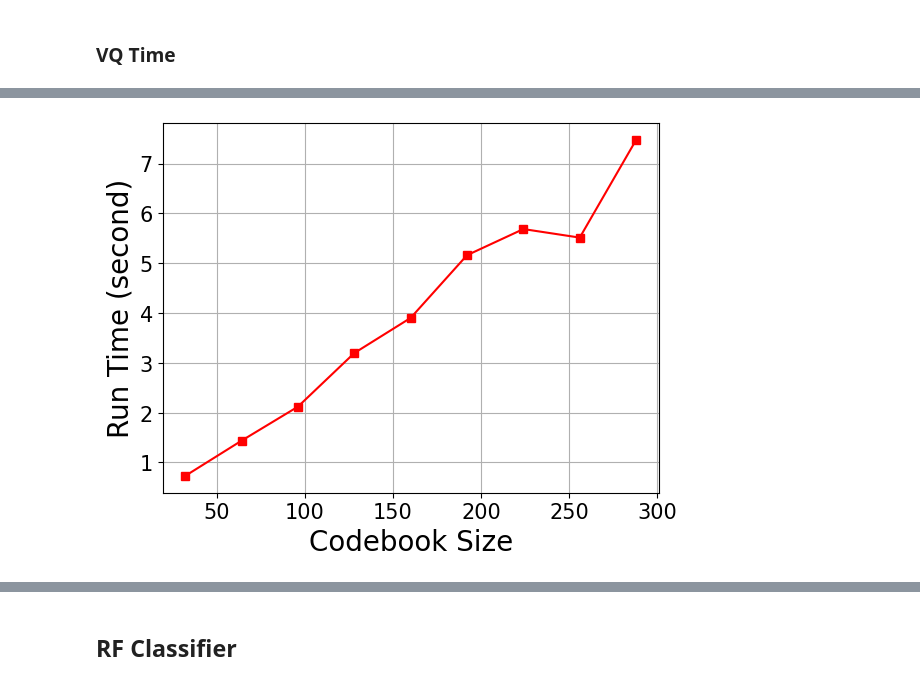
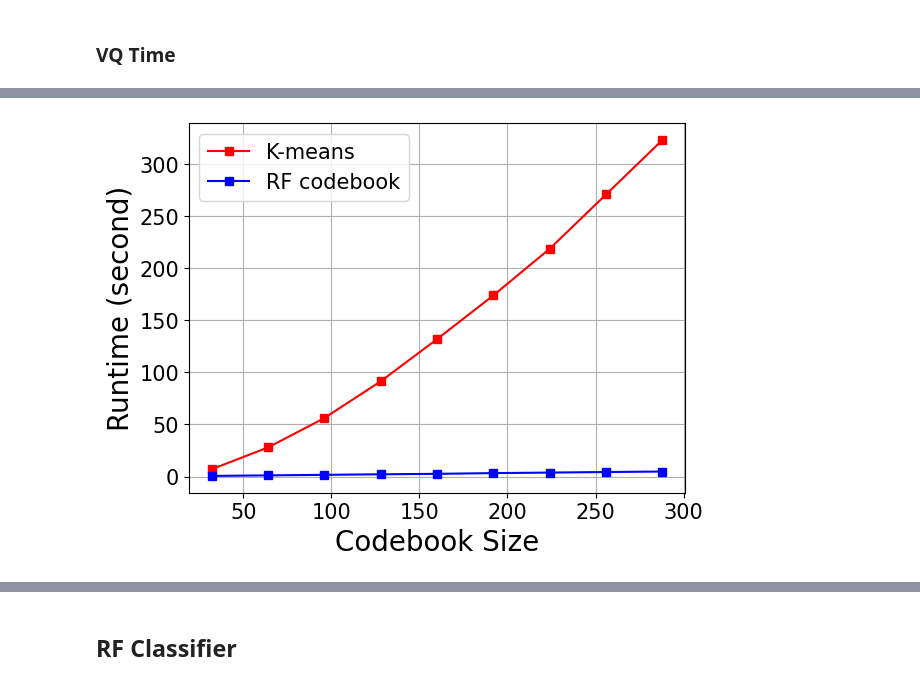
Before and after one commit to chuu-shin/CS485-Course-Work-2, a Jupyter notebook: Q3.ipynb, the cells around one changed output, grey strips where cells are left out. Saved outputs shown, nothing was run; the diff lists cells and outputs as text; code cells hidden in the pictures.

```diff
--- a/Q3.ipynb
+++ b/Q3.ipynb
@@ -377,7 +377,7 @@ accuracy_list = []
 n_iter = 10
 
 for randomness in code_randomness_list:
-    rf_code = RandomForestClassifier(n_estimators=4, max_depth=6, bootstrap=True, random_state=None, max_samples=randomness, max_features=randomness, criterion='entropy')
+    rf_code = RandomForestClassifier(n_estimators=4, max_depth=5, bootstrap=True, random_state=None, max_samples=randomness, max_features=randomness, criterion='entropy')
     rf_code.fit(descriptors_pool, labels_pool.ravel())
 
     x_train = vq_process(train_descriptors, rf_code)
@@ -475,16 +512,18 @@ print(accuracy)
 # %%
 #  Best Settings
 code_best_depth = 5
-code_best_randomness = 0.7
+code_best_randomness = 0.6
 
 n_estimators_list = [i for i in range(1,10)]
 n_iter = 10
 
 avg_time_list = []
+avg_vq_time_list = []
 codebook_size = [estimators*np.pow(2,code_best_depth) for estimators in n_estimators_list]
 
 for estimators in n_estimators_list:
     avg_time = 0
+    avg_vq_time = 0
     for i in range(n_iter):
         start_time = time.perf_counter()
 
@@ -492,4 +531,9 @@ for estimators in n_estimators_list:
         rf_code.fit(descriptors_pool, labels_pool.ravel())
 
         avg_time += time.perf_counter() - start_time
+
+        x_train, vq_time = vq_process_time(train_descriptors, rf_code)
+        avg_vq_time += vq_time
+
     avg_time_list.append(avg_time/n_iter)
+    avg_vq_time_list.append(avg_vq_time/n_iter)
@@ -508,13 +540,34 @@ codebook_size
+# %%
+# q2_codebook constrcution time
+q2_avg_time = [6.9676885999972,
+ 27.85470459999051,
+ 56.079394220001994,
+ 91.40886000001338,
+ 131.8736041400116,
+ 173.94731444001664,
+ 218.76193486000412,
+ 270.93573584000114,
+ 323.2480506800115]
+
+q2_avg_vq_time = [0.30619797999970616,
+ 0.3120085400063545,
+ 0.3195414299960248,
+ 0.326265589997638,
+ 0.33083007999230174,
+ 0.33701055001001806,
+ 0.34706145998788995,
+ 0.34681586000369863,
+ 0.35387822999618945]
 # %%
 # Plot accuracy on the first subplot
-plt.plot(codebook_size, avg_time_list, label='codebook construction time', marker='s', linestyle='-', color='r')
-# plt.xlim(left=10)
+plt.plot(codebook_size, q2_avg_time, label='K-means', marker='s', linestyle='-', color='r')
+plt.plot(codebook_size, avg_time_list, label='RF codebook', marker='s', linestyle='-', color='b')
 plt.xlabel('Codebook Size', fontsize=20)
-plt.ylabel('Run Time (second)', fontsize=20)
+plt.ylabel('Runtime (second)', fontsize=20)
 plt.yticks(fontsize=15)
 plt.xticks(fontsize=15)
-# plt.title('Accuracy over number of estimators')
-# plt.legend(fontsize=15)
+# plt.title('Codebook construction time')
+plt.legend(fontsize=15)
 plt.grid(True)
 # %% [output]
-[figure, old version]
+[figure, new version]
```
Also changed, not shown: parts of 14 cells of this notebook, 1 other file.
